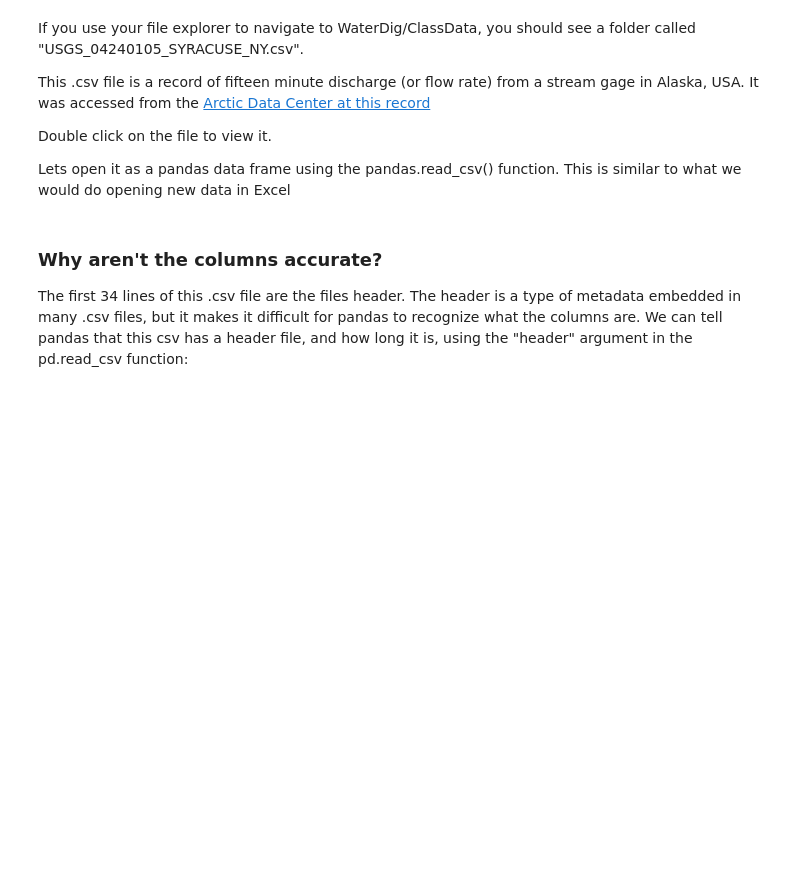
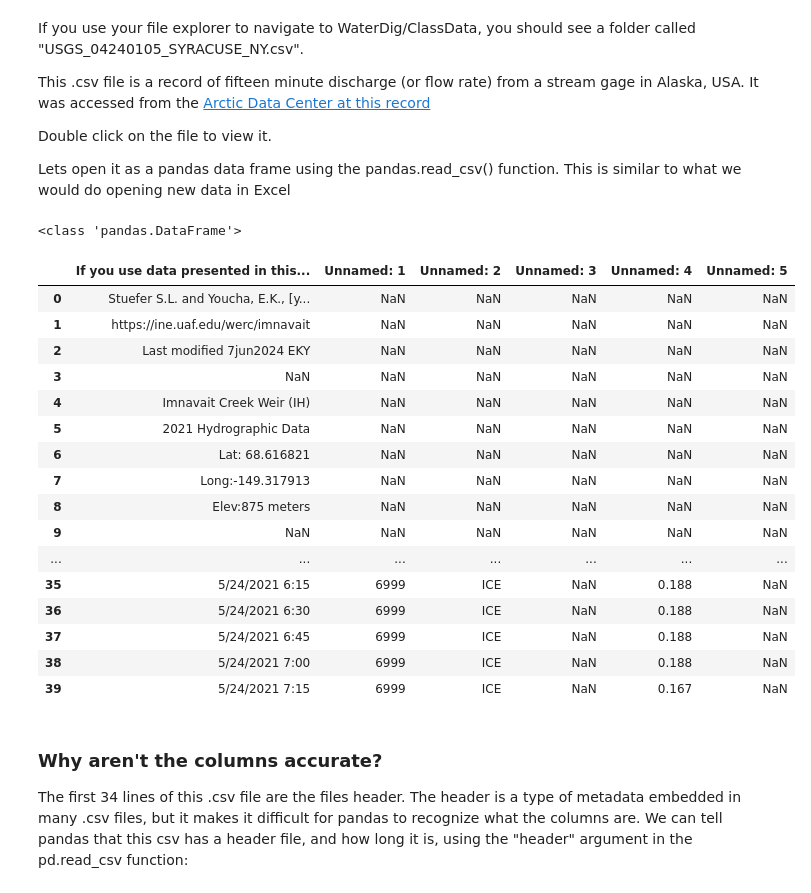
Before and after one commit to ppoyk/WaterDig, a Jupyter notebook: CodeSprints/Python101.ipynb, the cells around one changed output. Drawn from its saved outputs; the diff is of its cells as text; code cells hidden in the pictures; blank space fills up the shorter version.

```diff
--- a/CodeSprints/Python101.ipynb
+++ b/CodeSprints/Python101.ipynb
@@ -387,11 +575,31 @@ Double click on the file to view it.
 
 Lets open it as a pandas data frame using the pandas.read_csv() function. This is similar to what we would do opening new data in Excel
 # %%
-stream = pd.read_csv('../ClassData/IH2021Q_7jun2024.csv', infer_datetime_format=True)
+stream = pd.read_csv('../ClassData/IH2021Q_7jun2024.csv', parse_dates=True)
+                     # infer_datetime_format=True) # Was deprecated...
 
 print(type(stream))
 #the "head" function is built into a pandas.DataFrame object, and it allows you to specify the number of rows you want to see
 stream.head(40)
+# %% [output]
+<class 'pandas.DataFrame'>
+|  | If you use data presented in this... | Unnamed: 1 | Unnamed: 2 | Unnamed: 3 | Unnamed: 4 | Unnamed: 5 |
+| 0 | Stuefer S.L. and Youcha, E.K., [y... | NaN | NaN | NaN | NaN | NaN |
+| 1 | https://ine.uaf.edu/werc/imnavait | NaN | NaN | NaN | NaN | NaN |
+| 2 | Last modified 7jun2024 EKY | NaN | NaN | NaN | NaN | NaN |
+| 3 | NaN | NaN | NaN | NaN | NaN | NaN |
+| 4 | Imnavait Creek Weir (IH) | NaN | NaN | NaN | NaN | NaN |
+| 5 | 2021 Hydrographic Data | NaN | NaN | NaN | NaN | NaN |
+| 6 | Lat: 68.616821 | NaN | NaN | NaN | NaN | NaN |
+| 7 | Long:-149.317913 | NaN | NaN | NaN | NaN | NaN |
+| 8 | Elev:875 meters | NaN | NaN | NaN | NaN | NaN |
+| 9 | NaN | NaN | NaN | NaN | NaN | NaN |
+| ... | ... | ... | ... | ... | ... | ... |
+| 35 | 5/24/2021 6:15 | 6999 | ICE | NaN | 0.188 | NaN |
+| 36 | 5/24/2021 6:30 | 6999 | ICE | NaN | 0.188 | NaN |
+| 37 | 5/24/2021 6:45 | 6999 | ICE | NaN | 0.188 | NaN |
+| 38 | 5/24/2021 7:00 | 6999 | ICE | NaN | 0.188 | NaN |
+| 39 | 5/24/2021 7:15 | 6999 | ICE | NaN | 0.167 | NaN |
 # %% [markdown]
 ### Why aren't the columns accurate?
 
```
Also changed, not shown: parts of 55 cells of this notebook.
